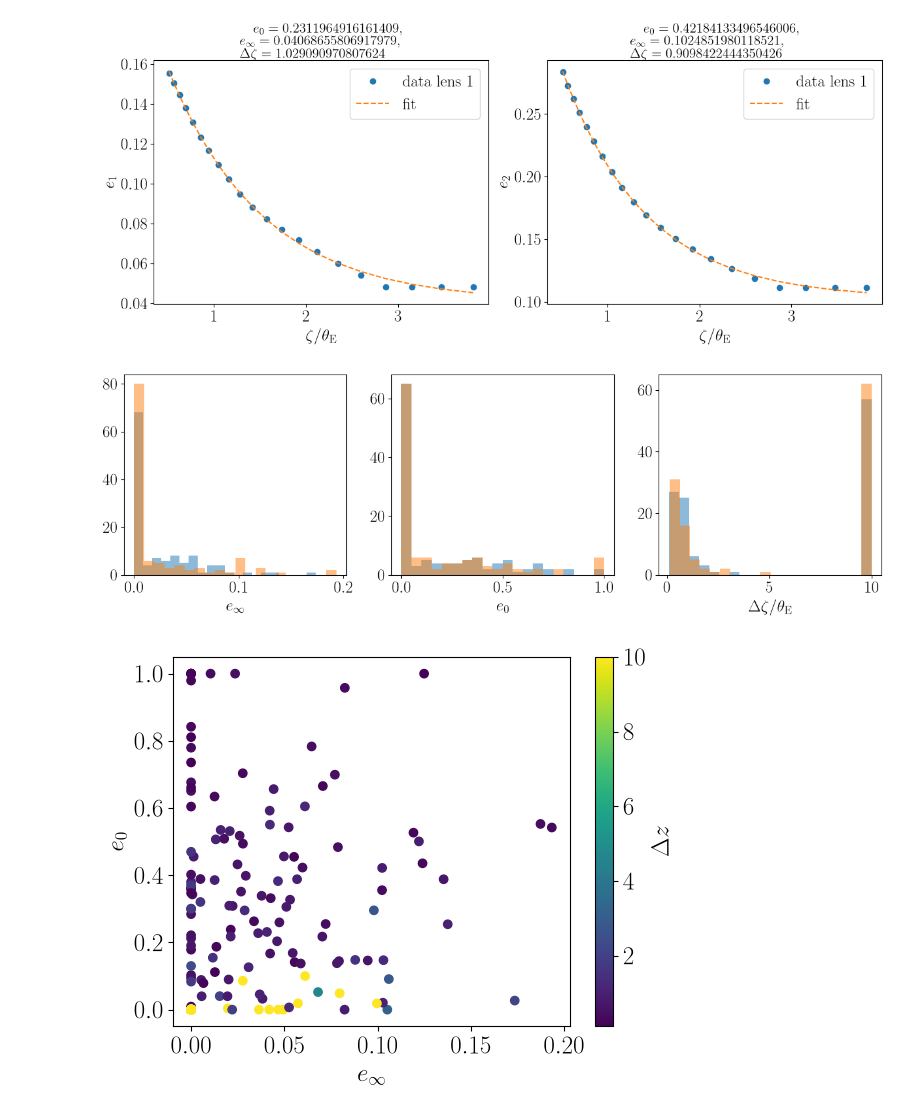
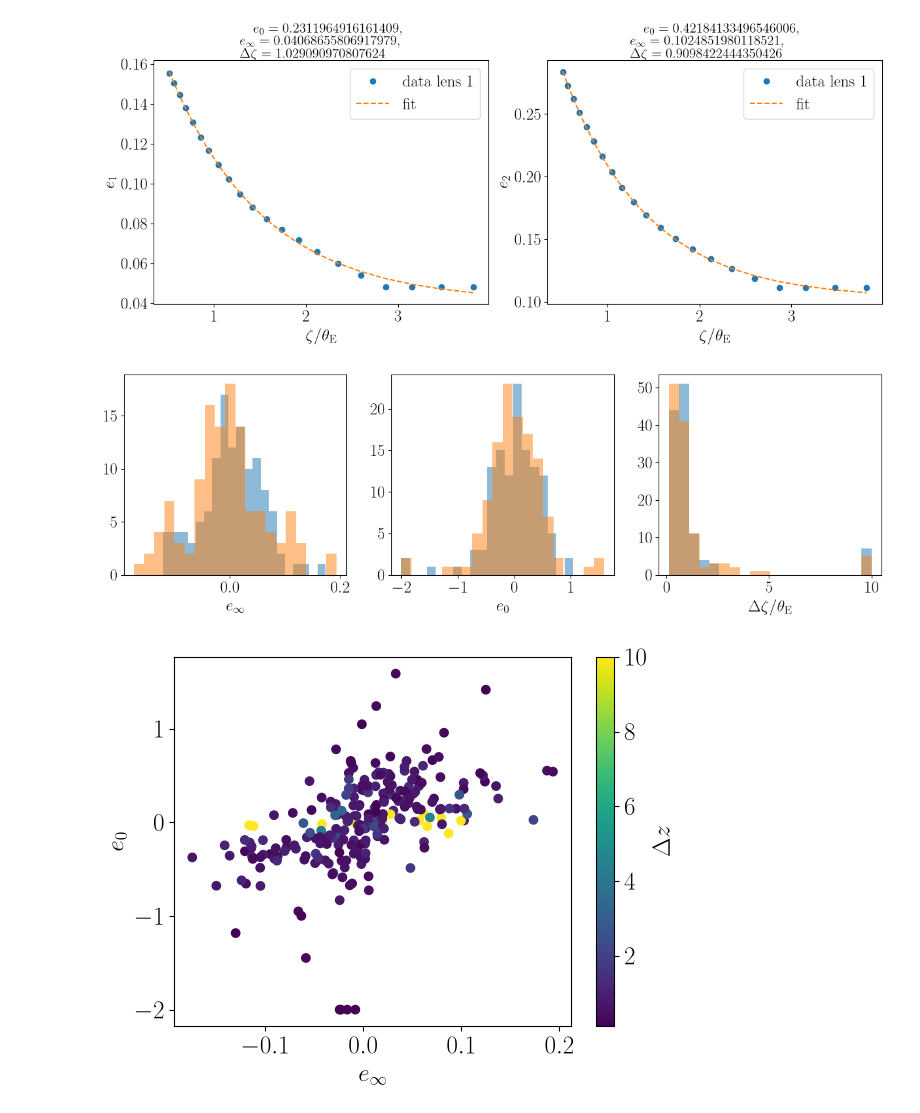
Before and after one commit to ELROND-project/nazgul, a Jupyter notebook: src/nazgul/output_analysis/ellipticity gradient/analysis_ellipticity.ipynb, the cells around one changed output. Drawn from its saved outputs; the diff is of its cells as text; code cells hidden in the pictures.

Commit message:
Correcting issue with bounds in ellipticity analysis

```diff
--- a/src/nazgul/output_analysis/ellipticity gradient/analysis_ellipticity.ipynb
+++ b/src/nazgul/output_analysis/ellipticity gradient/analysis_ellipticity.ipynb
@@ -554,40 +554,40 @@ for lens, z in enumerate(zeta_REs):
     e2 = e2s[lens][-len(zeta_RE):]
 
     # make fit
-    popt1, _ = curve_fit(e_model, zeta_RE, e1, bounds=([0, 0, 0.1], [1, 1, 10]))
+    popt1, _ = curve_fit(e_model, zeta_RE, e1, bounds=([-0.5, -2, 0.01], [0.5, 2, 10]))
 
     e1_inf = np.append(e1_inf, popt1[0])
     e1_0 = np.append(e1_0, popt1[1])
     Dz1 = np.append(Dz1, popt1[2])
 
-    popt2, _ = curve_fit(e_model, zeta_RE, e2, bounds=([0, 0, 0.1], [1, 1, 10]))
+    popt2, _ = curve_fit(e_model, zeta_RE, e2, bounds=([-0.5, -2, 0.01], [0.5, 2, 10]))
 
     e2_inf = np.append(e2_inf, popt2[0])
     e2_0 = np.append(e2_0, popt2[1])
     Dz2 = np.append(Dz2, popt2[2])
 
 
 fig, axes = plt.subplots(1, 3, figsize=(15, 4))
 
 ax=axes[0]
 ax.hist(e1_inf, bins=20, alpha=0.5)
 ax.hist(e2_inf, bins=20, alpha=0.5)
 ax.set_xlabel(r'$e_\infty$')
 
 ax=axes[1]
 ax.hist(e1_0, bins=20, alpha=0.5)
 ax.hist(e2_0, bins=20, alpha=0.5)
 ax.set_xlabel(r'$e_0$')
 
 ax=axes[2]
 ax.hist(Dz1, bins=20, alpha=0.5)
 ax.hist(Dz2, bins=20, alpha=0.5)
 ax.set_xlabel(r'$\Delta \zeta/\theta_{\rm E}$')
 
 #plt.savefig('ellipticity_parameters.pdf', bbox_inches='tight')
 plt.show()
 # %% [output]
-[figure, old version]
+[figure, new version]
 # %%
 e_inf = np.concatenate((e1_inf, e2_inf))
 e_0 = np.concatenate((e1_0, e2_0))
@@ -607,6 +607,6 @@ ax.set_ylabel(r'$e_0$')
 
 plt.show()
 # %% [output]
-[figure, old version]
+[figure, new version]
 # %%
 e_inf = np.concatenate((e1_inf, e2_inf))
```
Also changed, not shown: 5 other files.
